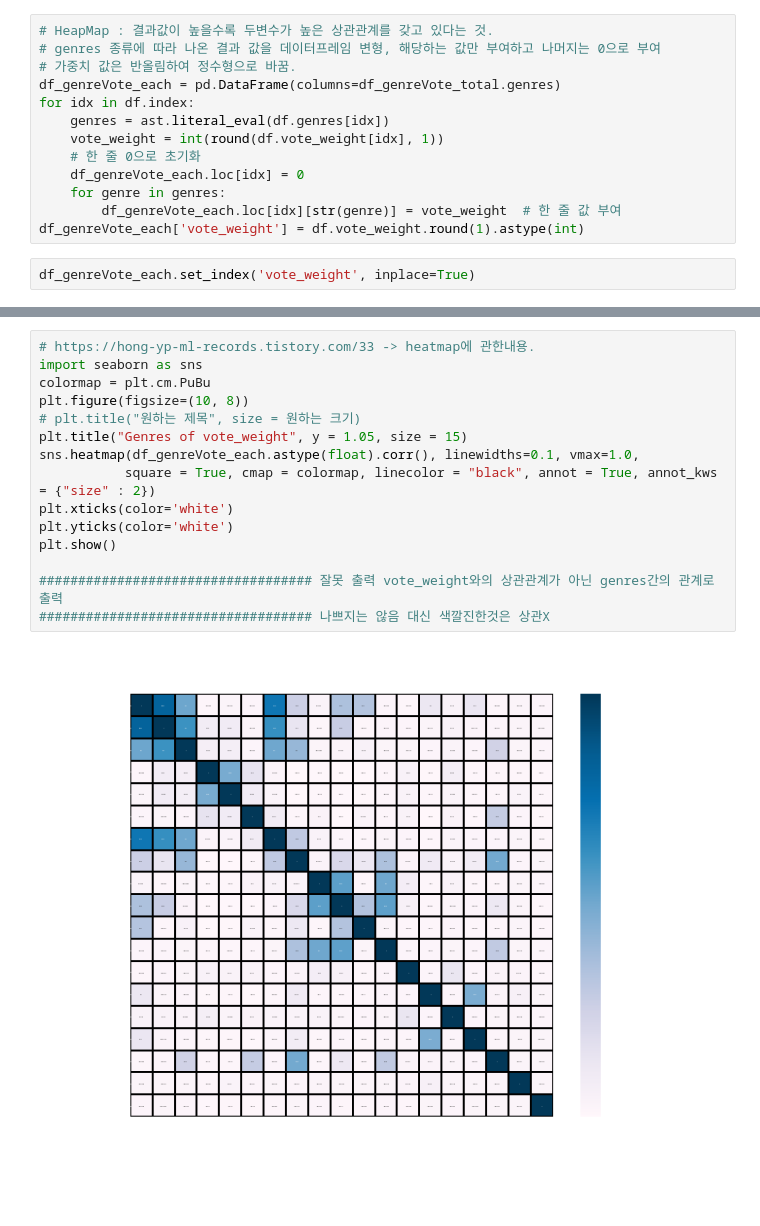
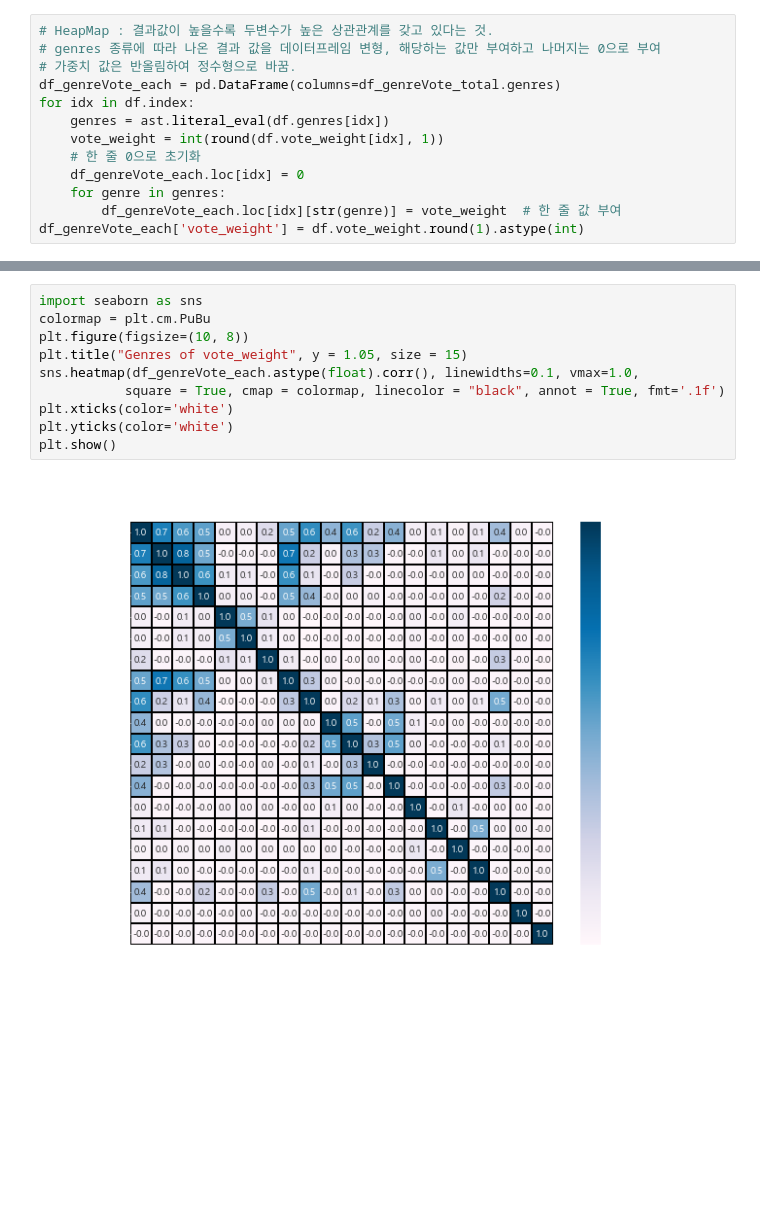
Before and after one commit to sky3085/ripple_ezen, a Jupyter notebook: ML/4.TMDBAnalysis.ipynb, the cells around one changed output, grey strips where cells are left out. Cells and saved outputs as stored; diff of their text form; blank space fills up the shorter version.

```diff
--- a/ML/4.TMDBAnalysis.ipynb
+++ b/ML/4.TMDBAnalysis.ipynb
@@ -105,5 +105,3 @@ for idx in df.index:
     for genre in genres:
         df_genreVote_each.loc[idx][str(genre)] = vote_weight  # 한 줄 값 부여
 df_genreVote_each['vote_weight'] = df.vote_weight.round(1).astype(int)
-# %%
-df_genreVote_each.set_index('vote_weight', inplace=True)
@@ -118,19 +108,14 @@ df_genreVote_each.head(3)
 # %%
-# https://hong-yp-ml-records.tistory.com/33 -> heatmap에 관한내용.
 import seaborn as sns
 colormap = plt.cm.PuBu
 plt.figure(figsize=(10, 8))
-# plt.title("원하는 제목", size = 원하는 크기)
 plt.title("Genres of vote_weight", y = 1.05, size = 15)
 sns.heatmap(df_genreVote_each.astype(float).corr(), linewidths=0.1, vmax=1.0,
-           square = True, cmap = colormap, linecolor = "black", annot = True, annot_kws = {"size" : 2})
+           square = True, cmap = colormap, linecolor = "black", annot = True, fmt='.1f')
 plt.xticks(color='white')
 plt.yticks(color='white')
 plt.show()
-
-################################### 잘못 출력 vote_weight와의 상관관계가 아닌 genres간의 관계로 출력
-################################### 나쁘지는 않음 대신 색깔진한것은 상관X
 # %% [output]
-[figure, old version]
+[figure, new version]
 # %%
 # 세로 : result, 세로 : vote_score
```
Also changed, not shown: parts of 3 cells of this notebook.
